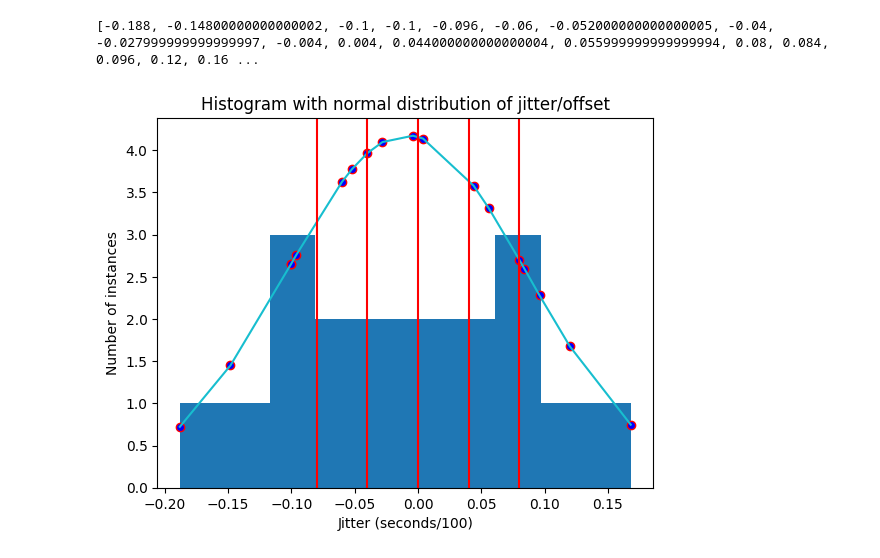
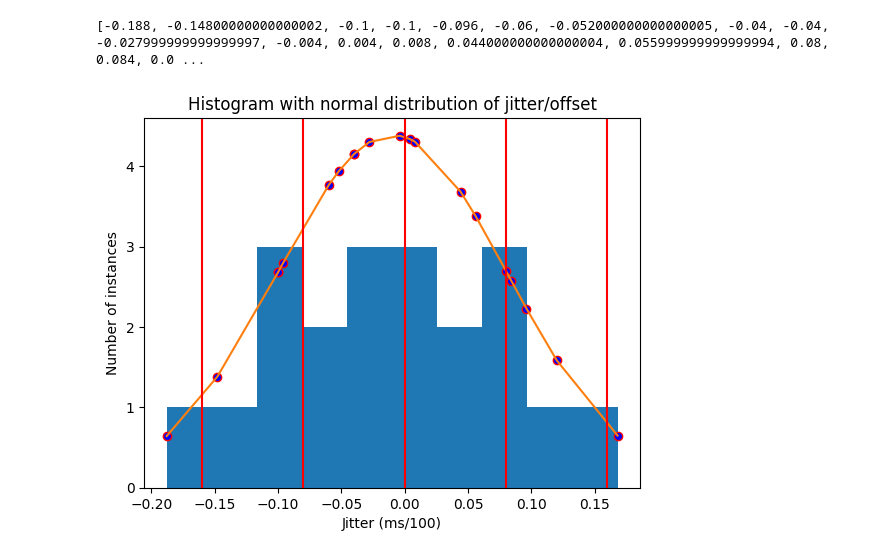
Before and after one commit to Ofplarsen/Bachelor_BCISpeller_Analyses, a Jupyter notebook: jitter/peak_analysis_not_fuse_stream.ipynb, the cells around one changed output. Cells and saved outputs as stored; diff of their text form; code cells hidden in the pictures.

```diff
--- a/jitter/peak_analysis_not_fuse_stream.ipynb
+++ b/jitter/peak_analysis_not_fuse_stream.ipynb
@@ -226,5 +274,5 @@ def run_files(paths, path='data/LSLGoodData/', both = True, plot = False, shift_
 # %%
-path = "./data/LSLData--17-04_samlet/"
+path = "./data/LSLData--17-04_samlet_alle/"
 paths = [name for name in os.listdir(path)]
 both = [name for name in paths]
 #left = [name for name in paths if "Left" in name]
@@ -340,26 +388,26 @@ Both: 2.3154622188356875
 # %%
 from scipy.stats import norm
 # Plot between -10 and 10 with .001 steps.
 x_axis = sorted((df_both_shift['Avg time (ms)']/100).tolist())
 print(x_axis)
 
 plt.hist(x_axis)
 for i in range(len(x_axis)):
     plt.plot(x_axis[i],  norm.pdf(x_axis,np.mean(x_axis),np.std(x_axis))[i], marker="o", markersize=6, markeredgecolor="red", markerfacecolor="blue")
-index_secs = 0.04
+index_secs = 0.08
 plt.plot(x_axis, norm.pdf(x_axis,np.mean(x_axis),np.std(x_axis)))
 plt.axvline(x=0, ymax=6, ymin=0, color='r', linestyle='-')
 plt.axvline(x=-index_secs, ymax=6, ymin=0, color='r', linestyle='-')
 plt.axvline(x=-index_secs*2, ymax=6, ymin=0, color='r', linestyle='-')
 plt.axvline(x=index_secs, ymax=6, ymin=0, color='r', linestyle='-')
 plt.axvline(x=index_secs*2, ymax=6, ymin=0, color='r', linestyle='-')
 plt.title("Histogram with normal distribution of jitter/offset")
-plt.xlabel("Jitter (seconds/100)")
+plt.xlabel("Jitter (ms/100)")
 plt.ylabel("Number of instances")
 plt.show()
 # %% [output]
-[-0.188, -0.14800000000000002, -0.1, -0.1, -0.096, -0.06, -0.052000000000000005, -0.04, -0.027999999999999997, -0.004, 0.004, 0.044000000000000004, 0.055999999999999994, 0.08, 0.084, 0.096, 0.12, 0.16 ...
+[-0.188, -0.14800000000000002, -0.1, -0.1, -0.096, -0.06, -0.052000000000000005, -0.04, -0.04, -0.027999999999999997, -0.004, 0.004, 0.008, 0.044000000000000004, 0.055999999999999994, 0.08, 0.084, 0.0 ...
-[figure, old version]
+[figure, new version]
 # %%
 
 boxplot = df_both.iloc[:, [0, 9]].T.boxplot(figsize=(10,10), rot=90)
```
Also changed, not shown: parts of 9 cells of this notebook, 3 other files.
